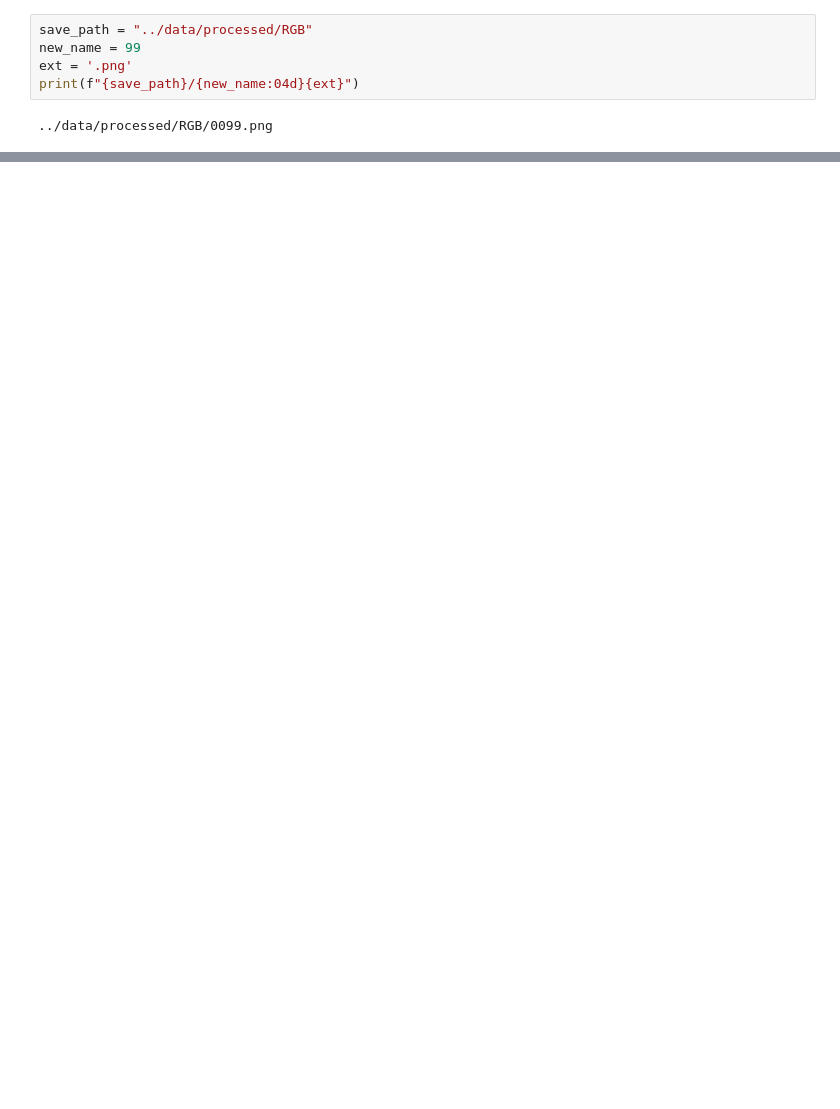
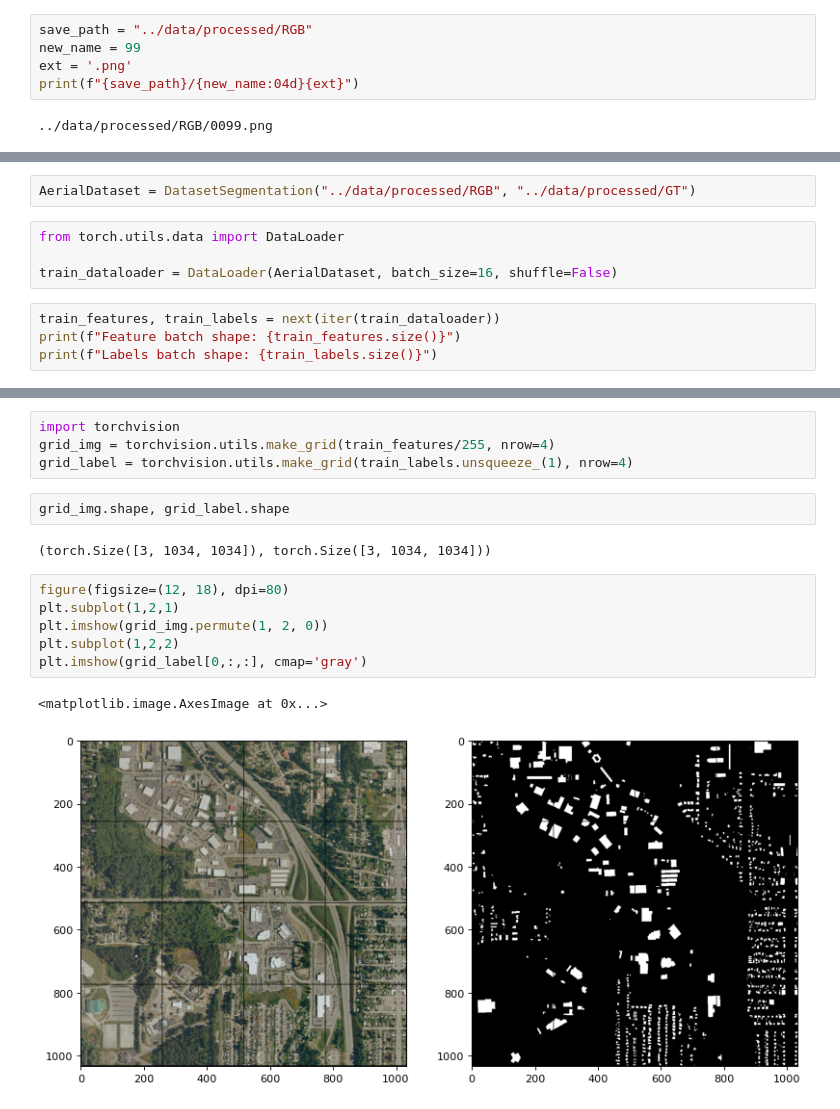
Before and after one commit to cuicaihao/split_raster, a Jupyter notebook: notebooks/Split_Raster_Demo.ipynb, the cells around one changed output, grey strips where cells are left out. Cells and saved outputs as stored; diff of their text form; blank space fills up the shorter version.

```diff
--- a/notebooks/Split_Raster_Demo.ipynb
+++ b/notebooks/Split_Raster_Demo.ipynb
@@ -30,0 +103,10 @@ print(f"{save_path}/{new_name:04d}{ext}")
+# %%
+AerialDataset = DatasetSegmentation("../data/processed/RGB", "../data/processed/GT")
+# %%
+from torch.utils.data import DataLoader
+
+train_dataloader = DataLoader(AerialDataset, batch_size=16, shuffle=False)
+# %%
+train_features, train_labels = next(iter(train_dataloader))
+print(f"Feature batch shape: {train_features.size()}")
+print(f"Labels batch shape: {train_labels.size()}")
@@ -30,0 +142,17 @@ print(f"{save_path}/{new_name:04d}{ext}")
+# %%
+import torchvision
+grid_img = torchvision.utils.make_grid(train_features/255, nrow=4)
+grid_label = torchvision.utils.make_grid(train_labels.unsqueeze_(1), nrow=4)
+# %%
+grid_img.shape, grid_label.shape
+# %% [output]
+(torch.Size([3, 1034, 1034]), torch.Size([3, 1034, 1034]))
+# %%
+figure(figsize=(12, 18), dpi=80)
+plt.subplot(1,2,1)
+plt.imshow(grid_img.permute(1, 2, 0))
+plt.subplot(1,2,2)
+plt.imshow(grid_label[0,:,:], cmap='gray')
+# %% [output]
+<matplotlib.image.AxesImage at 0x...>
+[figure, added]
```
Also changed, not shown: parts of 12 cells of this notebook, 4 other files.
